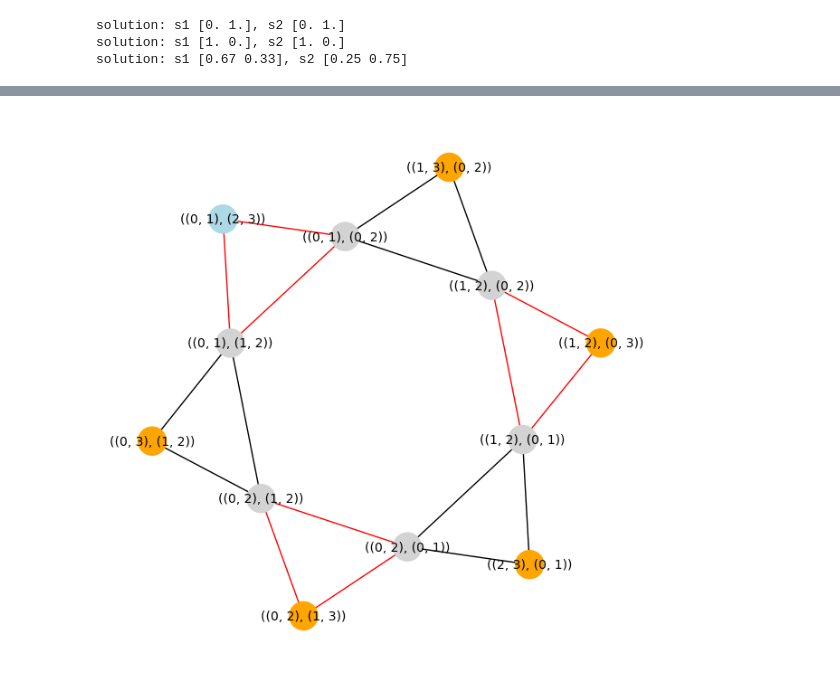
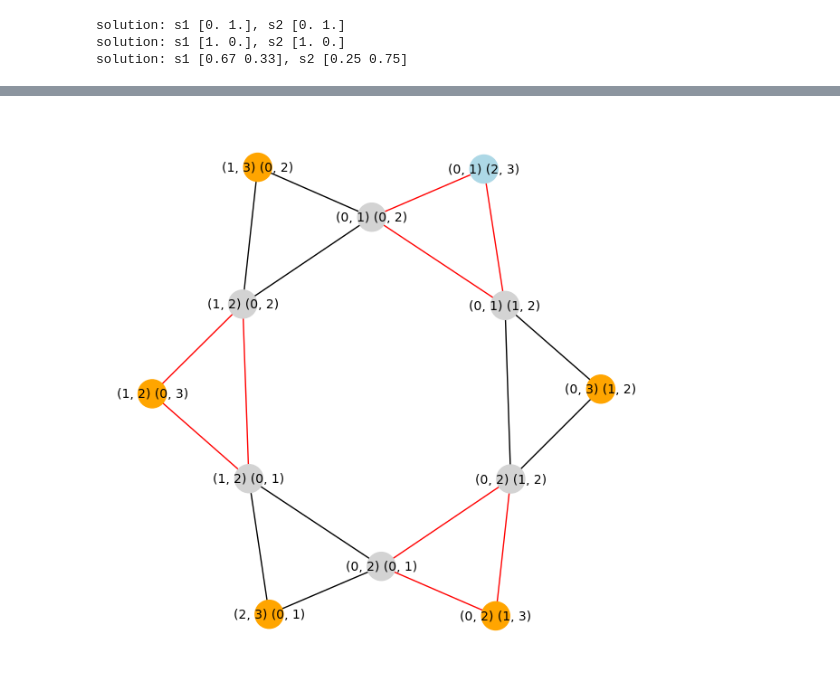
Before and after one commit to GiottoFrean/Multiagent_Systems, a Jupyter notebook: 4 Computing solution concepts for Normal-Form games/B - Computing Nash equilibria, deeper look.ipynb, the cells around one changed output, grey strips where cells are left out. Drawn from its saved outputs; the diff is of its cells as text; code cells hidden in the pictures.

```diff
--- a/4 Computing solution concepts for Normal-Form games/B - Computing Nash equilibria, deeper look.ipynb
+++ b/4 Computing solution concepts for Normal-Form games/B - Computing Nash equilibria, deeper look.ipynb
@@ -187,32 +444,32 @@ for comb1 in list(combinations(range(4), 2)):
             else:
                 node_colors.append("lightgray")
 
 edges = []
 edge_colors = []
 for nodeA_index in range(len(nodes)):
     for nodeB_index in range(nodeA_index+1, len(nodes)):
         nodeA = nodes[nodeA_index]
         nodeB = nodes[nodeB_index]
         differences1 = len(set(nodeA[0]) ^ set(nodeB[0])) # difference in first table (IU1)
         differences2 = len(set(nodeA[1]) ^ set(nodeB[1])) # difference in second table (U2I)
         if (differences1==2 and differences2==0): # first set has changed
             edges.append((nodeA_index,nodeB_index))
             edge_colors.append("black")
         elif (differences1==0 and differences2==2): # second set has changed
             edges.append((nodeA_index,nodeB_index))
             edge_colors.append("red")
 
 G = nx.Graph()
 for i, node in enumerate(nodes):
-    G.add_node(i, label=str(node))
+    G.add_node(i, label=str(node[0])+" "+str(node[1]))
 
 G.add_edges_from(edges)
 pos = nx.spring_layout(G)  # You can use other layouts like circular_layout
 labels = nx.get_node_attributes(G, 'label')  # Fetch the node labels
 
 plt.figure(figsize=(6, 6))
 nx.draw(G, pos, with_labels=False, node_size=500, node_color=node_colors, edge_color=edge_colors)
 nx.draw_networkx_labels(G, pos, labels=labels, font_size=10)
 plt.show()
 # %% [output]
-[figure, old version]
+[figure, new version]
```
Also changed, not shown: parts of 14 cells of this notebook, 1 other file.
